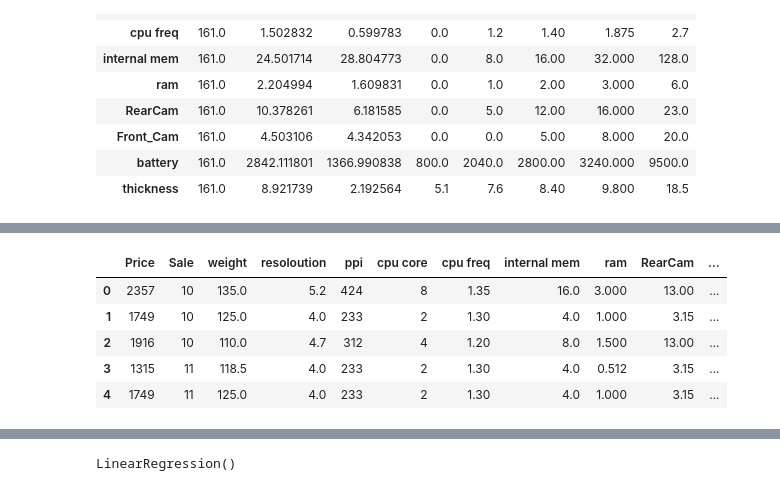
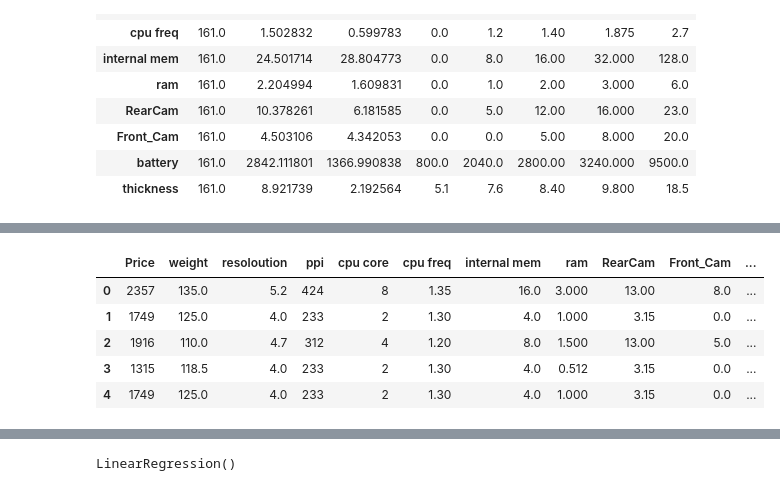
Before and after one commit to Anujsalwan/Data_Science, a Jupyter notebook: 0001_Projects_Done_in_Courses/ML Projects/Regressions/0001_Mobile_Predictions/Anuj_Salwan.ipynb, the cells around one changed output, grey strips where cells are left out. Cells and saved outputs as stored; diff of their text form; code cells hidden in the pictures.

```diff
--- a/0001_Projects_Done_in_Courses/ML Projects/Regressions/0001_Mobile_Predictions/Anuj_Salwan.ipynb
+++ b/0001_Projects_Done_in_Courses/ML Projects/Regressions/0001_Mobile_Predictions/Anuj_Salwan.ipynb
@@ -75,15 +73,15 @@ battery         0
 thickness       0
 dtype: int64
 # %%
-mobile_data.drop(columns=["Product_id"], inplace=True)
+mobile_data.drop(columns=["Product_id","Sale"], inplace=True)
 mobile_data.head()
 # %% [output]
-|  | Price | Sale | weight | resoloution | ppi | cpu core | cpu freq | internal mem | ram | RearCam | ... |
-| 0 | 2357 | 10 | 135.0 | 5.2 | 424 | 8 | 1.35 | 16.0 | 3.000 | 13.00 | ... |
-| 1 | 1749 | 10 | 125.0 | 4.0 | 233 | 2 | 1.30 | 4.0 | 1.000 | 3.15 | ... |
-| 2 | 1916 | 10 | 110.0 | 4.7 | 312 | 4 | 1.20 | 8.0 | 1.500 | 13.00 | ... |
-| 3 | 1315 | 11 | 118.5 | 4.0 | 233 | 2 | 1.30 | 4.0 | 0.512 | 3.15 | ... |
-| 4 | 1749 | 11 | 125.0 | 4.0 | 233 | 2 | 1.30 | 4.0 | 1.000 | 3.15 | ... |
+|  | Price | weight | resoloution | ppi | cpu core | cpu freq | internal mem | ram | RearCam | Front_Cam | ... |
+| 0 | 2357 | 135.0 | 5.2 | 424 | 8 | 1.35 | 16.0 | 3.000 | 13.00 | 8.0 | ... |
+| 1 | 1749 | 125.0 | 4.0 | 233 | 2 | 1.30 | 4.0 | 1.000 | 3.15 | 0.0 | ... |
+| 2 | 1916 | 110.0 | 4.7 | 312 | 4 | 1.20 | 8.0 | 1.500 | 13.00 | 5.0 | ... |
+| 3 | 1315 | 118.5 | 4.0 | 233 | 2 | 1.30 | 4.0 | 0.512 | 3.15 | 0.0 | ... |
+| 4 | 1749 | 125.0 | 4.0 | 233 | 2 | 1.30 | 4.0 | 1.000 | 3.15 | 0.0 | ... |
 # %%
 ## Standardization
 from sklearn.preprocessing import StandardScaler
```
Also changed, not shown: parts of 9 cells of this notebook, 5 other files.
